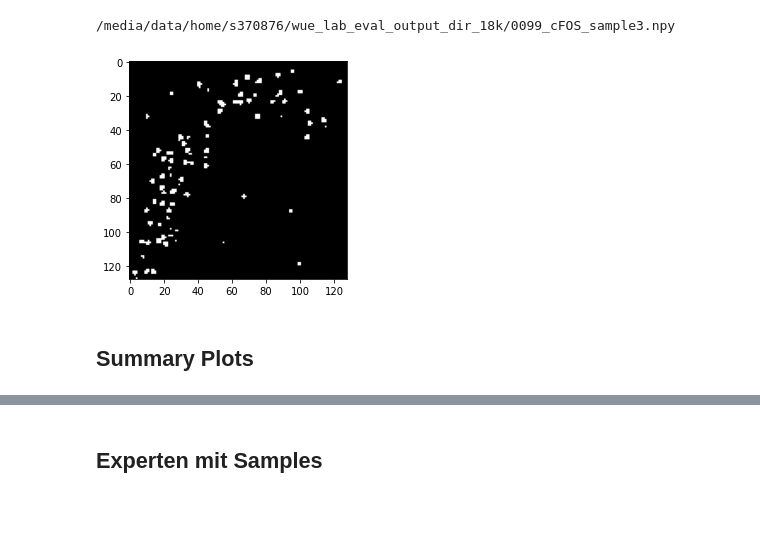
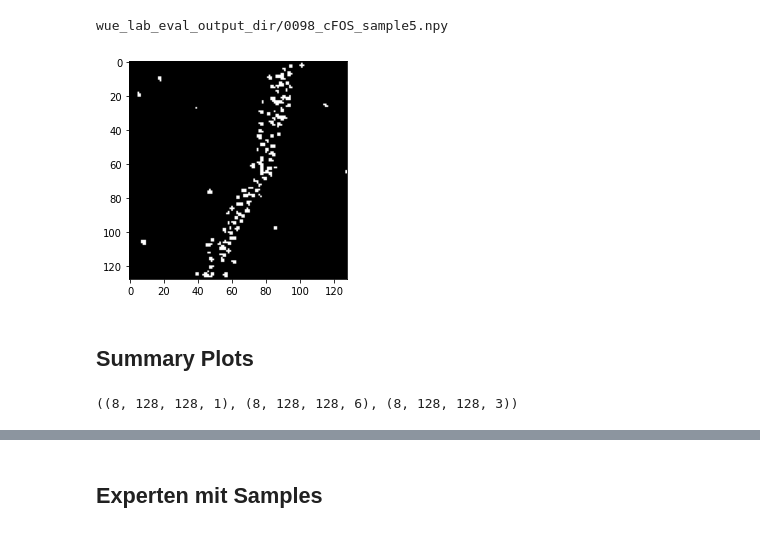
Before and after one commit to FelixBey/Probabilistic-U-Net-Evaluation-Wue_Lab, a Jupyter notebook: wue_lab_evaluation_plots.ipynb, the cells around one changed output, grey strips where cells are left out. Drawn from its saved outputs; the diff is of its cells as text; code cells hidden in the pictures.

```diff
--- a/wue_lab_evaluation_plots.ipynb
+++ b/wue_lab_evaluation_plots.ipynb
@@ -31,20 +78,20 @@ import matplotlib.pyplot as plt
 %matplotlib notebook
 %matplotlib inline
 # %%
-cf = imp.load_source('cf', '/media/data/home/s370876/evaluation/wue_lab_eval_config.py')
+cf = imp.load_source('cf', 'evaluation/wue_lab_eval_config.py')
 path = cf.out_dir
 
 ix = randrange(cf.sample_size)
 img_path = os.path.join(path, os.listdir(path)[ix])
 print(img_path)
 img = np.load(img_path)
 
 f = plt.figure(figsize=(8,4))
 plt.imshow(img[0,0], cmap='gray')
 plt.show()
 # %% [output]
-/media/data/home/s370876/wue_lab_eval_output_dir_18k/0099_cFOS_sample3.npy
+wue_lab_eval_output_dir/0098_cFOS_sample5.npy
-[figure, old version]
+[figure, new version]
 # %% [markdown]
 ## Summary Plots
 # %%
@@ -111,6 +158,10 @@ def generate_samples(cf, batch_size=8):
     return batch
 # %%
 batch = generate_samples(cf)
+# %%
+batch['data'].shape, batch['sample'].shape, batch['seg'].shape
+# %% [output]
+((8, 128, 128, 1), (8, 128, 128, 6), (8, 128, 128, 3))
 # %%
 def to_rgb(arr, cmap={0: (0, 0, 0), 1: (255, 255, 255)}):
     """
```
Also changed, not shown: parts of 15 cells of this notebook, 6 other files.
